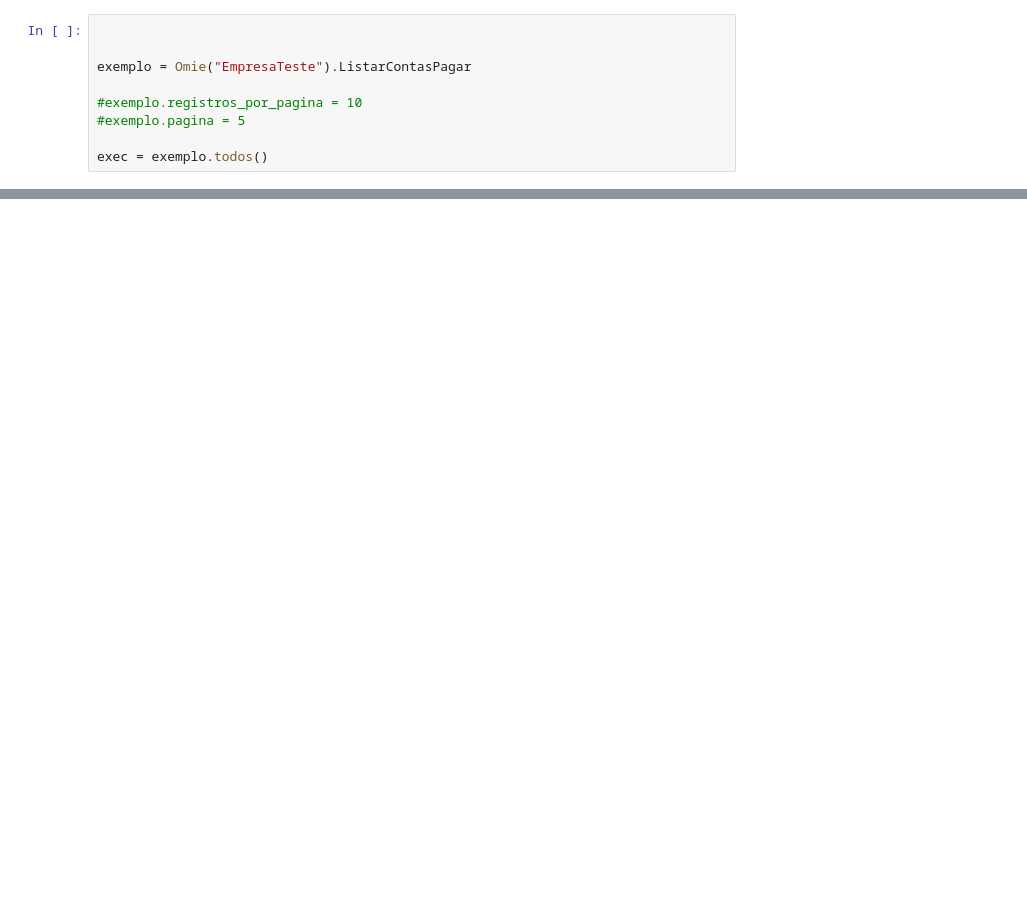
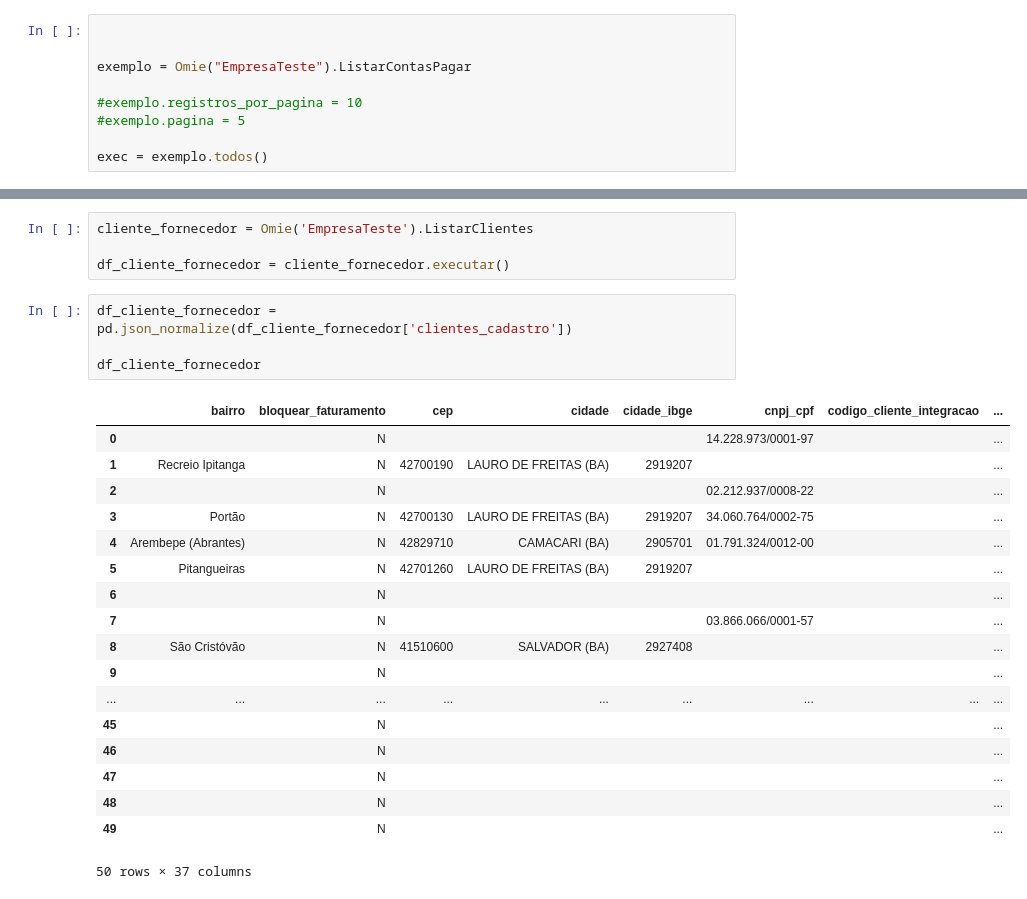
Before and after one commit to JoaoMarcosRamos/analisecovid, a Jupyter notebook: omietestenb.ipynb, the cells around one changed output, grey strips where cells are left out. Drawn from its saved outputs; the diff is of its cells as text; blank space fills up the shorter version.

```diff
--- a/omietestenb.ipynb
+++ b/omietestenb.ipynb
@@ -58,0 +55,27 @@ KeyError: 'conta_pagar_cadastro'
+# %%
+cliente_fornecedor = Omie('EmpresaTeste').ListarClientes
+
+df_cliente_fornecedor = cliente_fornecedor.executar()
+# %%
+df_cliente_fornecedor = pd.json_normalize(df_cliente_fornecedor['clientes_cadastro'])
+
+df_cliente_fornecedor
+# %% [output]
+|  | bairro | bloquear_faturamento | cep | cidade | cidade_ibge | cnpj_cpf | codigo_cliente_integracao | ... |
+| 0 |  | N |  |  |  | 14.228.973/0001-97 |  | ... |
+| 1 | Recreio Ipitanga | N | 42700190 | LAURO DE FREITAS (BA) | 2919207 |  |  | ... |
+| 2 |  | N |  |  |  | 02.212.937/0008-22 |  | ... |
+| 3 | Portão | N | 42700130 | LAURO DE FREITAS (BA) | 2919207 | 34.060.764/0002-75 |  | ... |
+| 4 | Arembepe (Abrantes) | N | 42829710 | CAMACARI (BA) | 2905701 | 01.791.324/0012-00 |  | ... |
+| 5 | Pitangueiras | N | 42701260 | LAURO DE FREITAS (BA) | 2919207 |  |  | ... |
+| 6 |  | N |  |  |  |  |  | ... |
+| 7 |  | N |  |  |  | 03.866.066/0001-57 |  | ... |
+| 8 | São Cristóvão | N | 41510600 | SALVADOR (BA) | 2927408 |  |  | ... |
+| 9 |  | N |  |  |  |  |  | ... |
+| ... | ... | ... | ... | ... | ... | ... | ... | ... |
+| 45 |  | N |  |  |  |  |  | ... |
+| 46 |  | N |  |  |  |  |  | ... |
+| 47 |  | N |  |  |  |  |  | ... |
+| 48 |  | N |  |  |  |  |  | ... |
+| 49 |  | N |  |  |  |  |  | ... |
+50 rows × 37 columns
```
Also changed, not shown: parts of 4 cells of this notebook, 2 other files.
